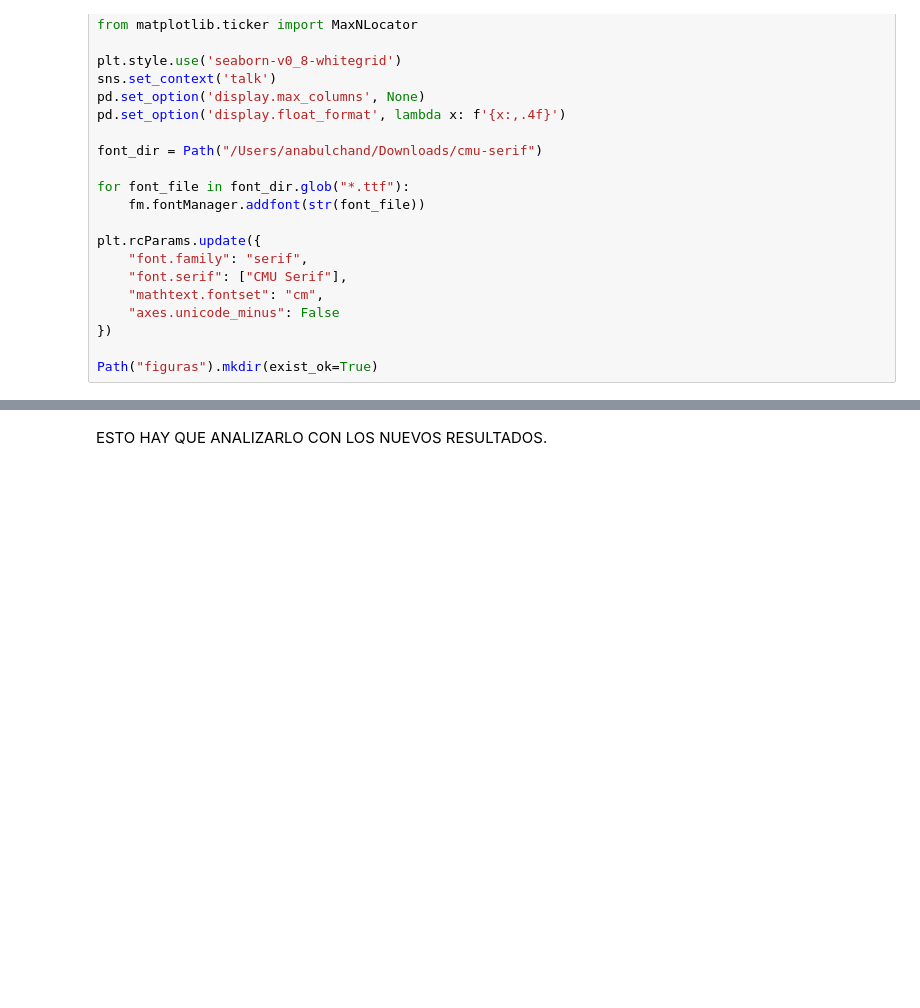
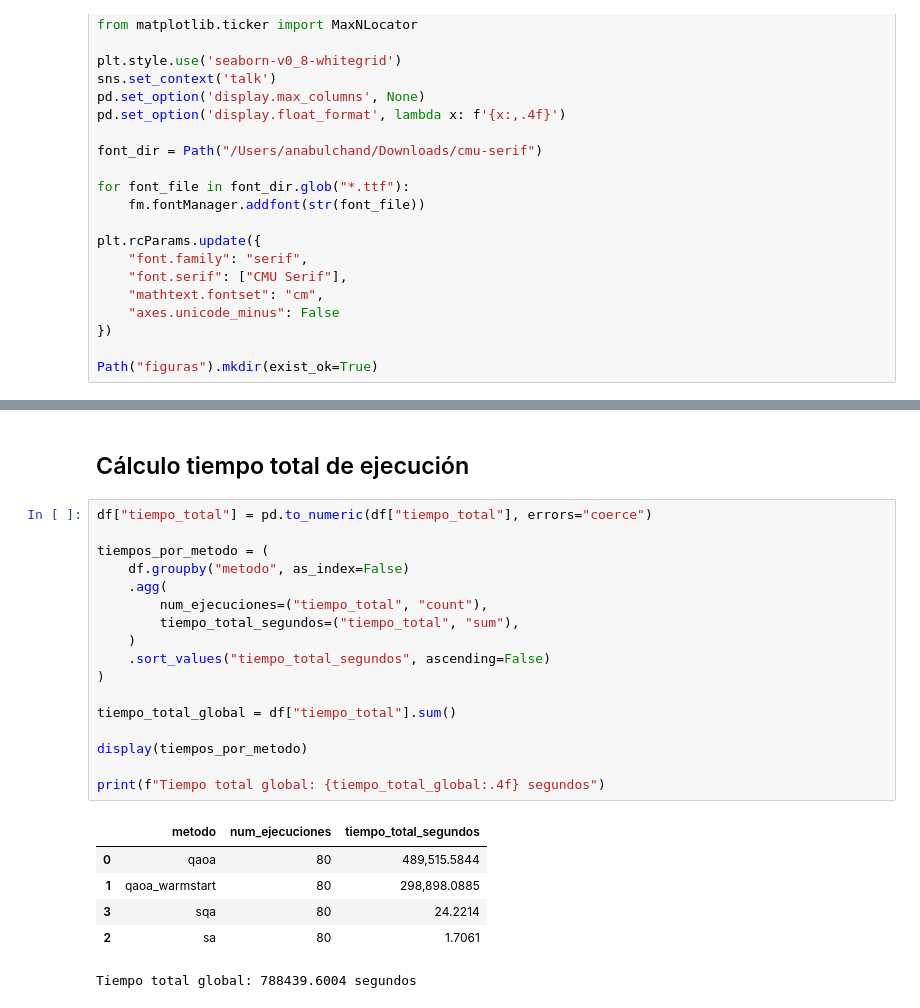
Before and after one commit to miguelortegamier/cuantica-anabulchand, a Jupyter notebook: kp/analisis_resultados_kp.ipynb, the cells around one changed output, grey strips where cells are left out. Drawn from its saved outputs; the diff is of its cells as text; blank space fills up the shorter version.

```diff
--- a/kp/analisis_resultados_kp.ipynb
+++ b/kp/analisis_resultados_kp.ipynb
@@ -745,2 +521,26 @@ plt.show()
-# %% [markdown]
-ESTO HAY QUE ANALIZARLO CON LOS NUEVOS RESULTADOS.
+# %% [markdown]
+## Cálculo tiempo total de ejecución
+# %%
+df["tiempo_total"] = pd.to_numeric(df["tiempo_total"], errors="coerce")
+
+tiempos_por_metodo = (
+    df.groupby("metodo", as_index=False)
+    .agg(
+        num_ejecuciones=("tiempo_total", "count"),
+        tiempo_total_segundos=("tiempo_total", "sum"),
+    )
+    .sort_values("tiempo_total_segundos", ascending=False)
+)
+
+tiempo_total_global = df["tiempo_total"].sum()
+
+display(tiempos_por_metodo)
+
+print(f"Tiempo total global: {tiempo_total_global:.4f} segundos")
+# %% [output]
+|  | metodo | num_ejecuciones | tiempo_total_segundos |
+| 0 | qaoa | 80 | 489,515.5844 |
+| 1 | qaoa_warmstart | 80 | 298,898.0885 |
+| 3 | sqa | 80 | 24.2214 |
+| 2 | sa | 80 | 1.7061 |
+Tiempo total global: 788439.6004 segundos
```
Also changed, not shown: parts of 17 cells of this notebook, 10 other files.
